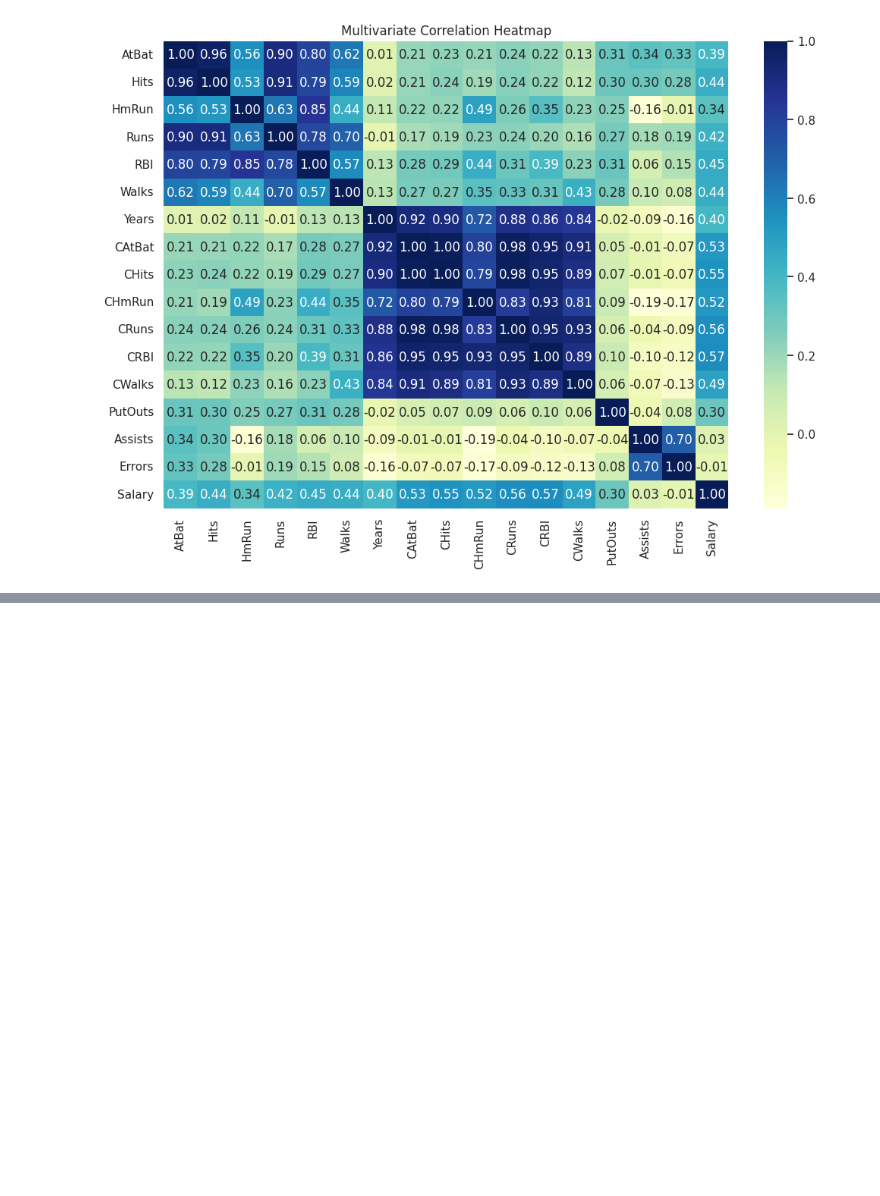
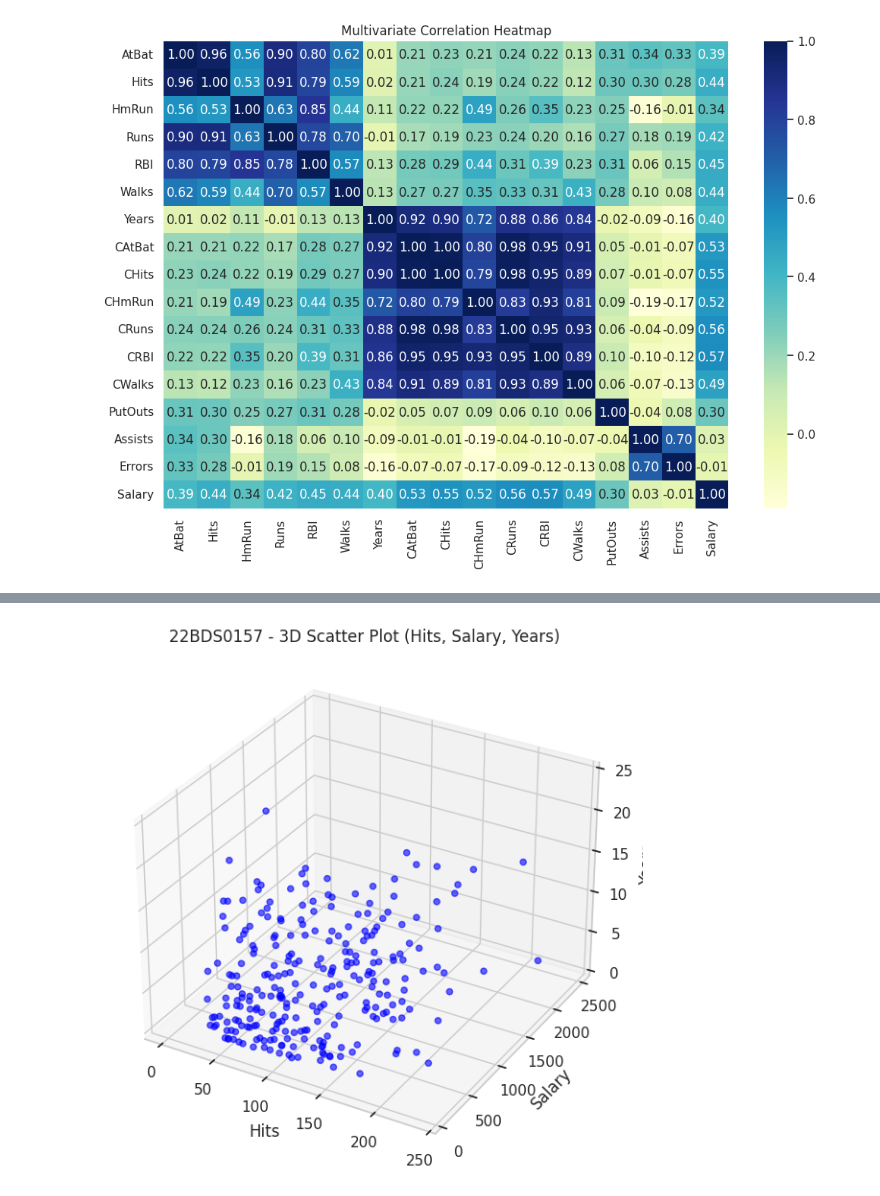
Before and after one commit to utkarshzy/EDA_project_22BDS0157, a Jupyter notebook: 22BDS0157.ipynb, the cells around one changed output, grey strips where cells are left out. Cells and saved outputs as stored; diff of their text form; code cells hidden in the pictures; blank space fills up the shorter version.

```diff
--- a/22BDS0157.ipynb
+++ b/22BDS0157.ipynb
@@ -160,0 +399,16 @@ plt.show()
+# %%
+# 3D Scatter Plot (3 Numerical Variables)
+
+from mpl_toolkits.mplot3d import Axes3D
+
+fig = plt.figure(figsize=(10,7))
+ax = fig.add_subplot(111, projection='3d')
+ax.scatter(df['Hits'], df['Salary'], df['Years'], c='blue', alpha=0.6)
+
+ax.set_xlabel("Hits")
+ax.set_ylabel("Salary")
+ax.set_zlabel("Years")
+ax.set_title("22BDS0157 - 3D Scatter Plot (Hits, Salary, Years)")
+plt.show()
+# %% [output]
+[figure, added]
```
Also changed, not shown: parts of 21 cells of this notebook.
